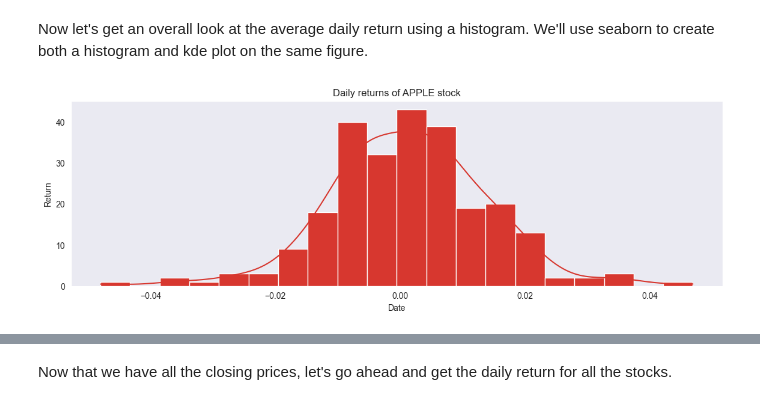
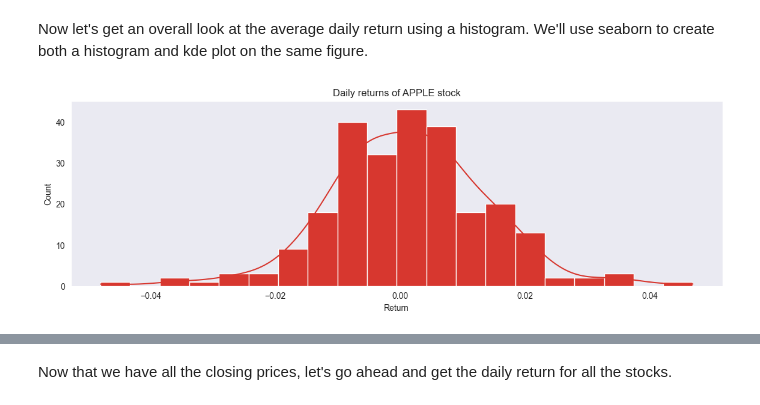
Before and after one commit to kellyle404/Risk_analysis_tech_stocks, a Jupyter notebook: finance.ipynb, the cells around one changed output, grey strips where cells are left out. Cells and saved outputs as stored; diff of their text form; code cells hidden in the pictures.

```diff
--- a/finance.ipynb
+++ b/finance.ipynb
@@ -175,17 +175,16 @@ Now let's get an overall look at the average daily return using a histogram. We'
 # %%
 plt.figure(figsize = (14, 4));
 
-ax = sns.histplot(
+sns.histplot(
     data = AAPL['Daily Return'],
     alpha = 1,
     color = '#d7372f',
     kde = True)
 
 plt.title('Daily returns of APPLE stock')
-plt.xlabel('Date')
-plt.ylabel('Return');
+plt.xlabel('Return');
 # %% [output]
-[figure, old version]
+[figure, new version]
 # %%
 all_close = pd.concat([AAPL['Close'], AMZN['Close'], GOOG['Close'], MSFT['Close']], axis = 1)
 all_close.columns = ['AAPL', 'AMZN', 'GOOG', 'MSFT']
```
Also changed, not shown: parts of 14 cells of this notebook.
